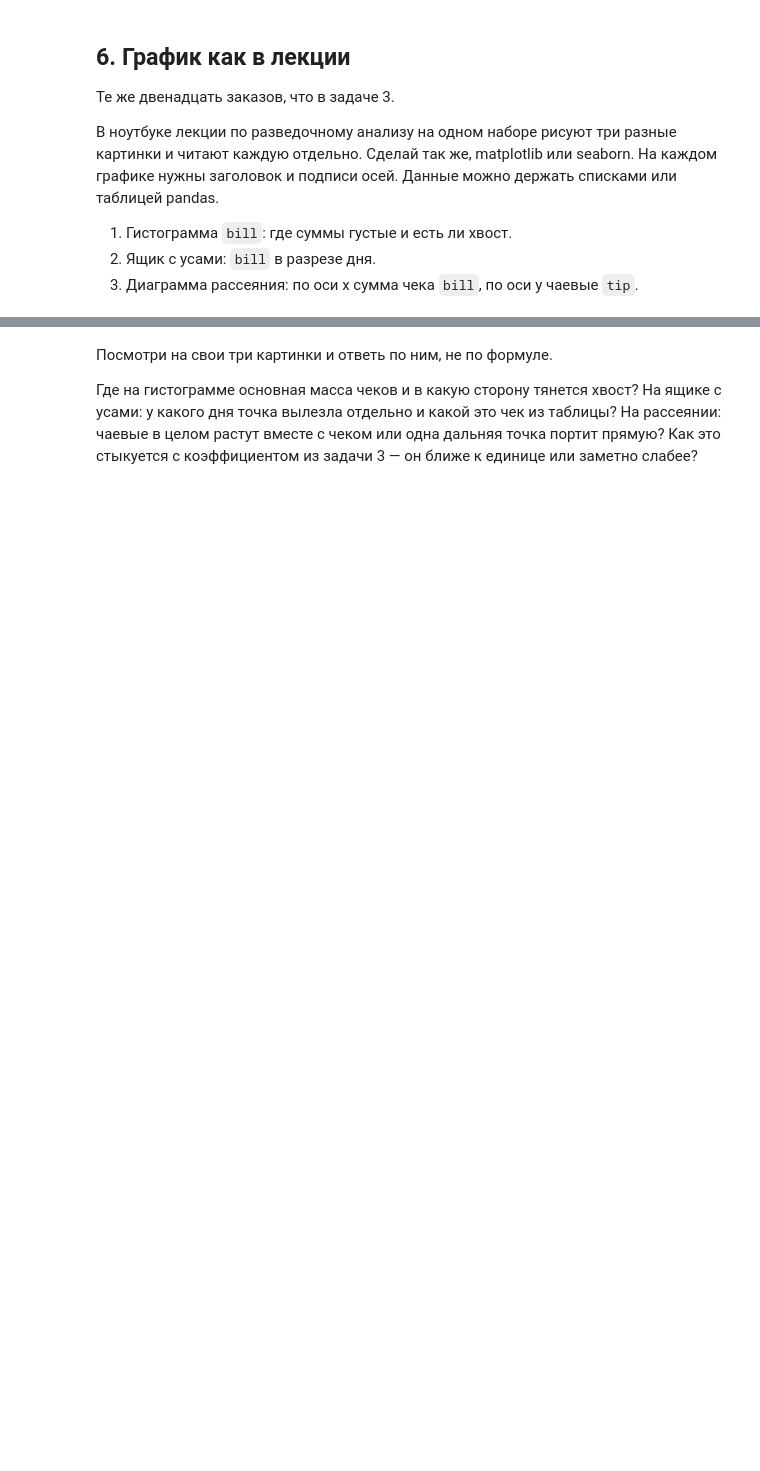
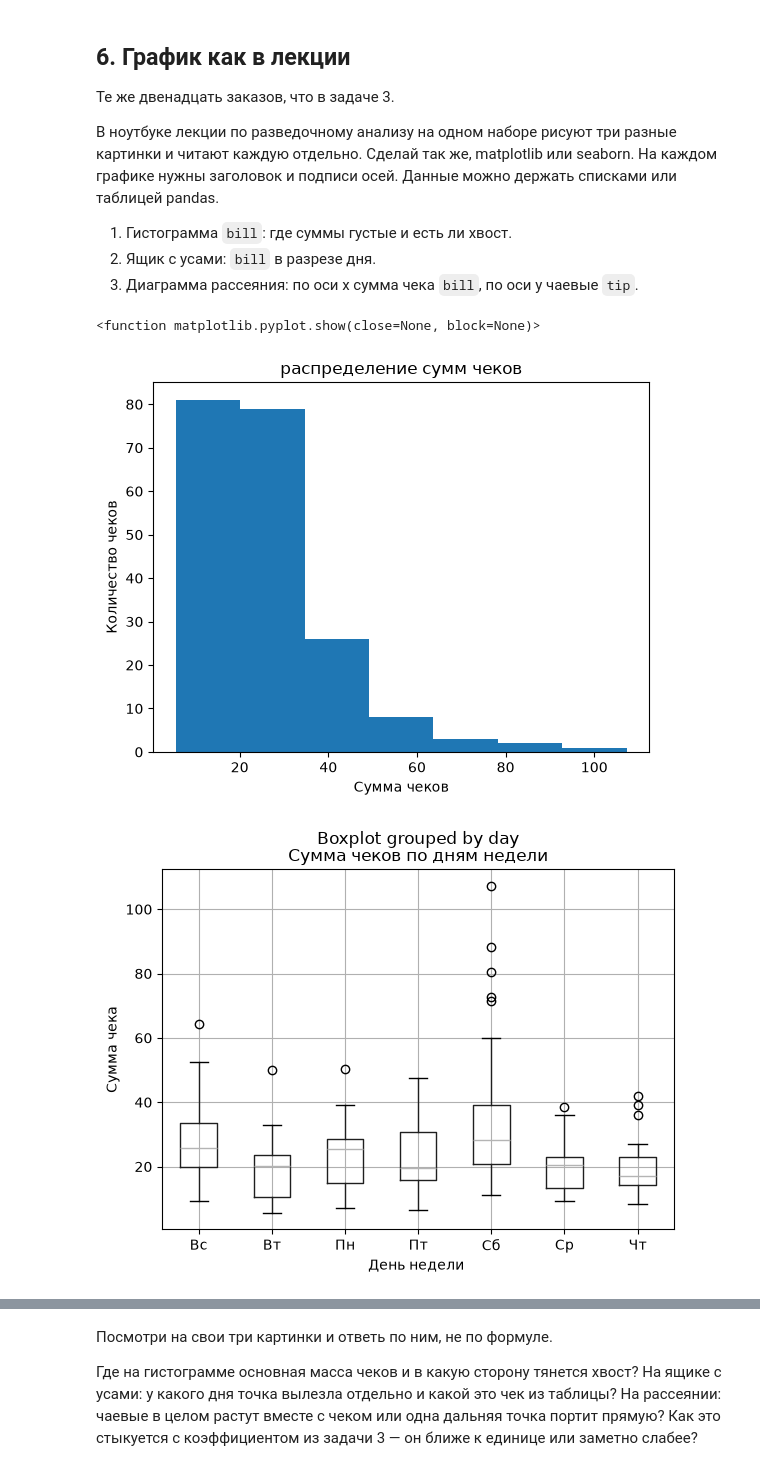
Before and after one commit to uwuICQ/smesharik_KATYA, a Jupyter notebook: block-1-ds-basics/week-1/practice/homework.ipynb, the cells around one changed output, grey strips where cells are left out. Saved outputs shown, nothing was run; the diff lists cells and outputs as text; code cells hidden in the pictures; blank space fills up the shorter version.

```diff
--- a/block-1-ds-basics/week-1/practice/homework.ipynb
+++ b/block-1-ds-basics/week-1/practice/homework.ipynb
@@ -192,3 +309,47 @@
 1. Гистограмма `bill`: где суммы густые и есть ли хвост.
 2. Ящик с усами: `bill` в разрезе дня.
 3. Диаграмма рассеяния: по оси x сумма чека `bill`, по оси y чаевые `tip`.
+# %%
+import numpy as np
+import pandas as pd
+import matplotlib.pyplot as plt
+
+# сгенерила набор синтетических данных для простроения графиков
+
+rng = np.random.default_rng(42)
+n = 200
+
+days = rng.choice(["Пн", "Вт", "Ср", "Чт", "Пт", "Сб", "Вс"], size=n,
+p=[0.08, 0.08, 0.10, 0.12, 0.18, 0.24, 0.20])
+
+bill = rng.lognormal(mean=3.0, sigma=0.5, size=n)
+bill = np.round(bill, 2)
+
+weekend = np.isin(days, ["Сб", "Вс"])
+bill[weekend] = np.round(bill[weekend] * 1.25, 2)
+
+tip_rate = rng.normal(loc=0.15, scale=0.04, size=n).clip(0.02, 0.30)
+tip = np.round(bill * tip_rate, 2)
+
+df = pd.DataFrame({"day": days, "bill": bill, "tip": tip})
+
+# гистограмма
+
+plt.hist(df["bill"], bins = 7)
+plt.title("распределение сумм чеков")
+plt.xlabel("Сумма чеков")
+plt.ylabel("Количество чеков")
+plt.show
+
+# тепрерь ящик с усами
+df.boxplot(column="bill", by="day")
+plt.title("Сумма чеков по дням недели")
+plt.xlabel("День недели ")
+plt.ylabel("Сумма чека")
+plt.show
+
+# сделала диаграмму рассеивания в другой ячейке. ниже
+# %% [output]
+<function matplotlib.pyplot.show(close=None, block=None)>
+[figure, added]
+[figure, added]
```
Also changed, not shown: parts of 31 cells of this notebook, 3 other files.
